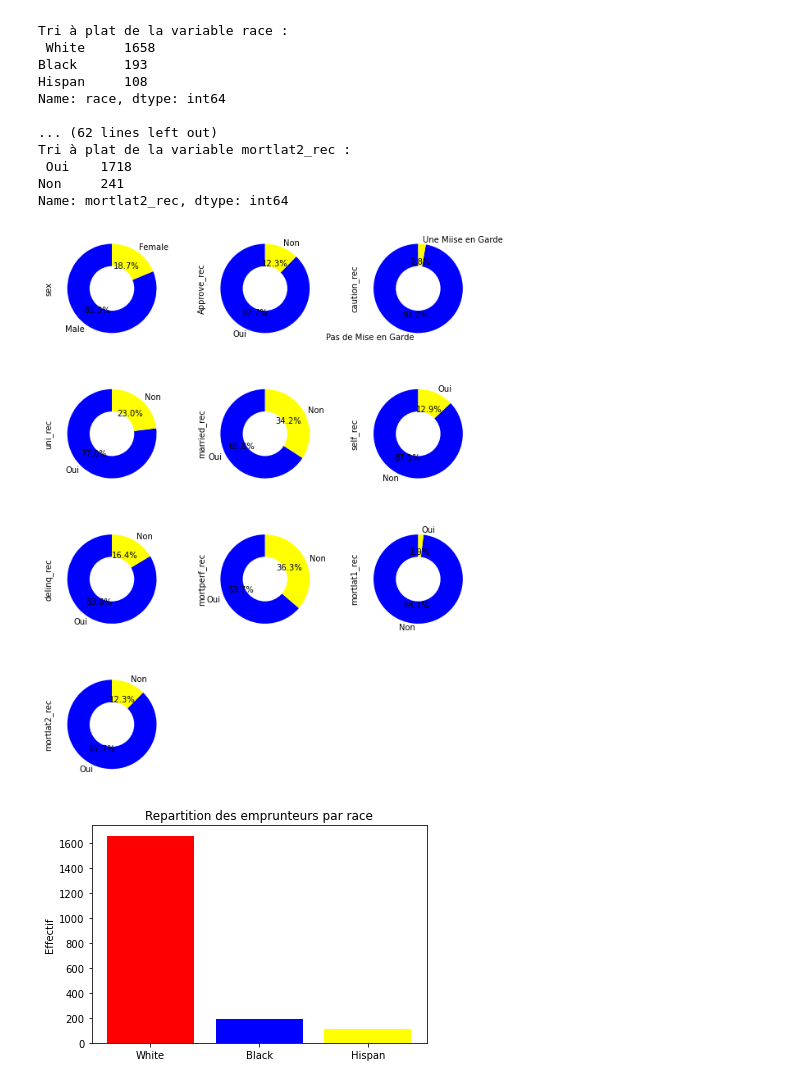
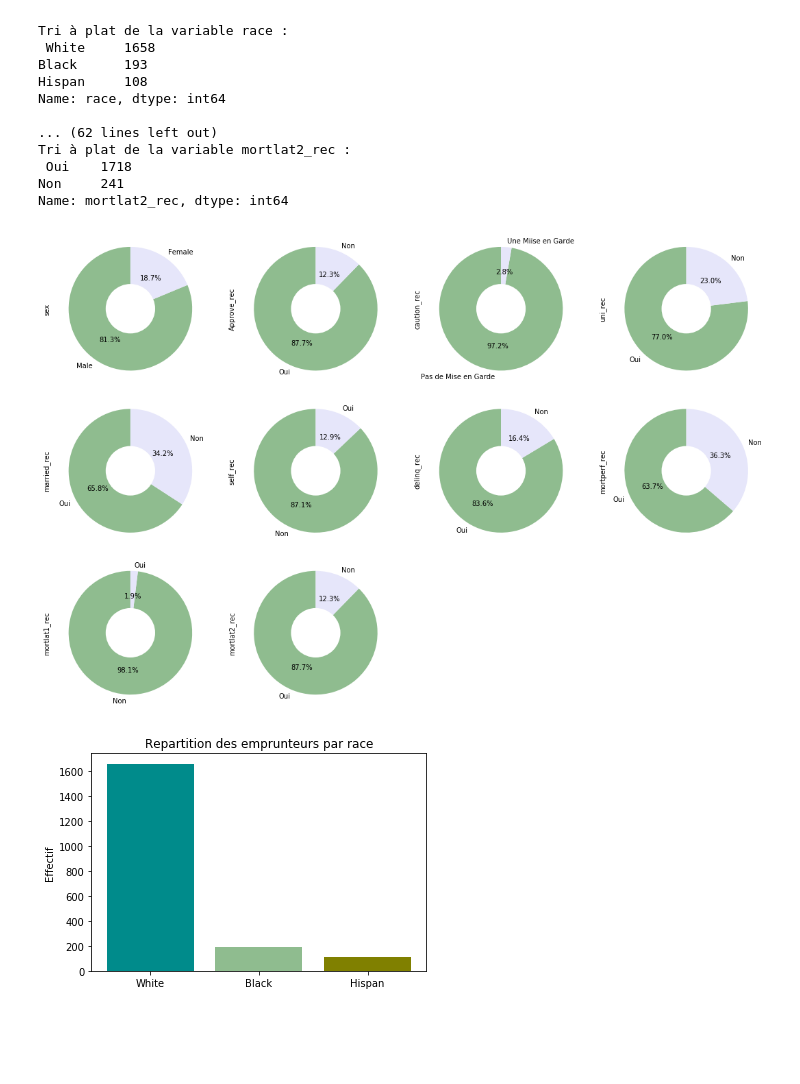
Before and after one commit to sonicosamedy/Projet-Python-Paris1-Pantheon-Sorbonne, a Jupyter notebook: Projet_python.ipynb, the cells around one changed output. Drawn from its saved outputs; the diff is of its cells as text; code cells hidden in the pictures; blank space fills up the shorter version.

Commit message:
Diagramme pie

```diff
--- a/Projet_python.ipynb
+++ b/Projet_python.ipynb
@@ -337,27 +352,27 @@ Name: mortlat2_rec, dtype: int64
 # %%
 #Pie des varibales qualitatives binaires
 col3=[2,12,13,14,15,16,17,18,19,20]
 
 j=1
-plt.figure(figsize=(8,10))
+plt.figure(figsize=(15,10))
 for i in col3:
-    plt.subplot(4, 3, j)
+    plt.subplot(3, 4, j)
     j=j+1
-    data_quali.iloc[:,i].value_counts().plot.pie(subplots=True, figsize = (4, 3) , autopct='%1.1f%%',startangle=90, colors = [ 'blue', 'yellow'])
-    centre_circle = plt.Circle((0,0),0.5,color='black', fc='white',linewidth=0)
+    data_quali.iloc[:,i].value_counts().plot.pie(subplots=True , autopct='%1.1f%%',startangle=90, colors = [ 'darkseagreen','lavender'])
+    centre_circle = plt.Circle((0,0),0.4,color='black', fc='white',linewidth=0)
     fig = plt.gcf()
     fig.gca().add_artist(centre_circle)
 plt.tight_layout()
 plt.show()
 # %% [output]
-[figure, old version]
+[figure, new version]
 # %%
 # Bar plot de la variable race
-plt.bar(['White', 'Black', 'Hispan'], [1658, 193, 108], color=['red', 'blue','yellow'], width=0.8)
+plt.bar(['White', 'Black', 'Hispan'], [1658, 193, 108], color=['darkcyan','darkseagreen', 'olive'], width=0.8)
 plt.ylabel('Effectif')
 plt.title('Repartition des emprunteurs par race')
 plt.show()
 # %% [output]
-[figure, old version]
+[figure, new version]
 # %%
 # Bar plot de la variable score
```
Also changed, not shown: parts of 8 cells of this notebook.
